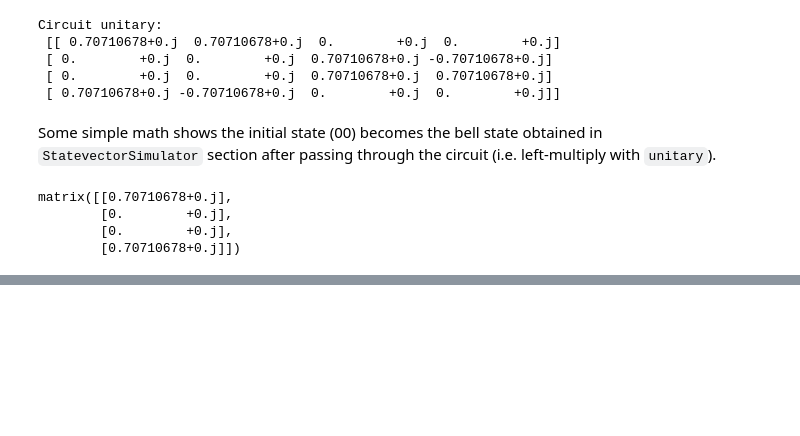
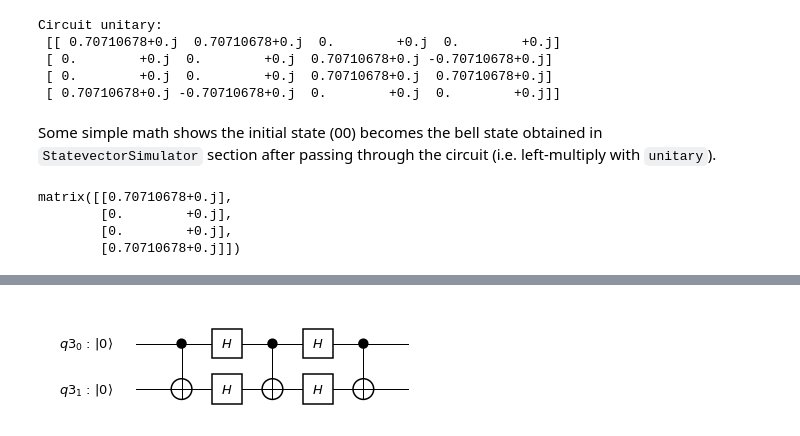
Before and after one commit to m24639297/2019-summer-QC, a Jupyter notebook: Aer backends.ipynb, the cells around one changed output, grey strips where cells are left out. Cells and saved outputs as stored; diff of their text form; code cells hidden in the pictures; blank space fills up the shorter version.

```diff
--- a/Aer backends.ipynb
+++ b/Aer backends.ipynb
@@ -207,0 +223,15 @@ matrix([[0.70710678+0.j],
+# %%
+### Circuit 1
+
+qr2 = QuantumRegister(2, 'q')
+qc2 = QuantumCircuit(qr)
+
+qc2.cx(0,1)
+qc2.h([0,1])
+qc2.cx(0,1)
+qc2.h([0,1])
+qc2.cx(0,1)
+
+qc2.draw(output='mpl')
+# %% [output]
+[figure, added]
```
Also changed, not shown: parts of 3 cells of this notebook.
